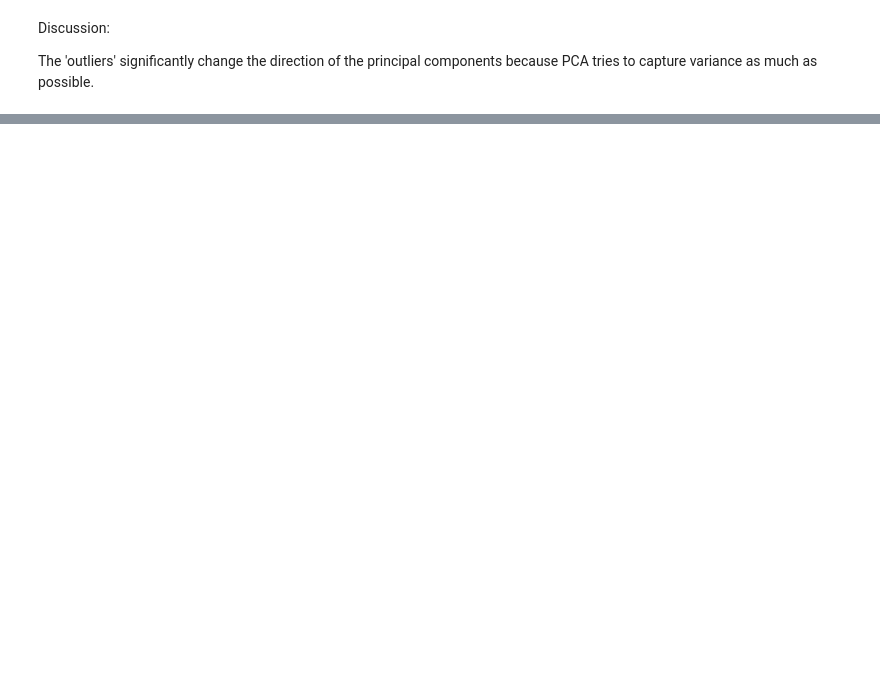
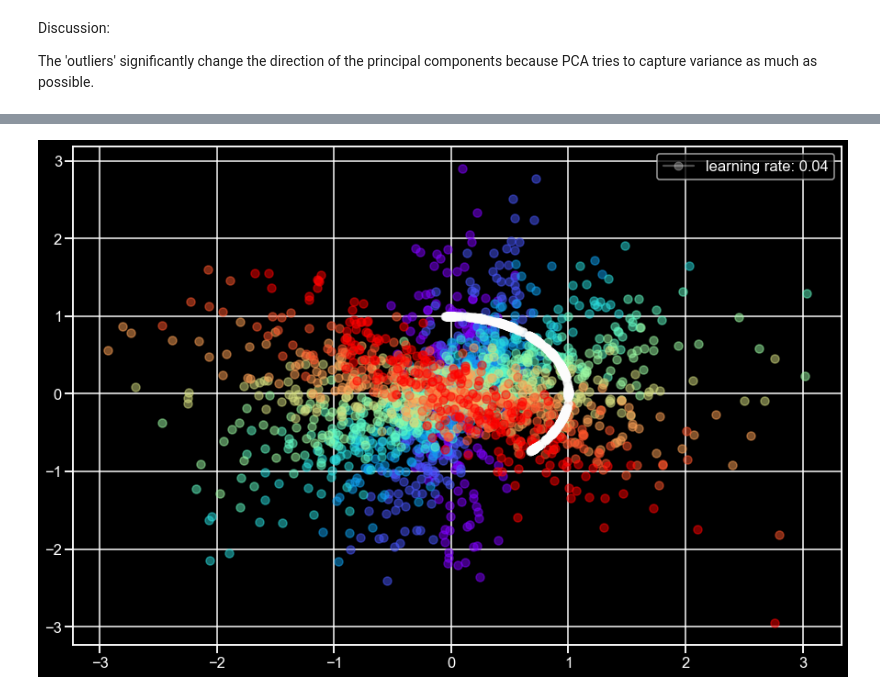
Before and after one commit to bramantyois/machine_intelligence_2, a Jupyter notebook: week-02/ex2.ipynb, the cells around one changed output, grey strips where cells are left out. Drawn from its saved outputs; the diff is of its cells as text; code cells hidden in the pictures; blank space fills up the shorter version.

```diff
--- a/week-02/ex2.ipynb
+++ b/week-02/ex2.ipynb
@@ -41,0 +98,8 @@ The 'outliers' significantly change the direction of the principal components be
+# %%
+epsilons = [0.002, 0.04, 0.45]
+
+init_w = np.random.normal(size=(2,1))
+init_w = init_w/np.linalg.norm(init_w)
+ws = []
+for eps in epsilons:
+    ws.append(oja_rule_implementation(init_w, eps, data))
@@ -41,0 +149,17 @@ The 'outliers' significantly change the direction of the principal components be
+# %%
+fig = plt.figure(figsize=(15,10))
+ax = fig.add_subplot(111)
+for i in range(10) :
+    start = int(i/dt)
+    end = int((i+1)/dt)
+    data_block = data[start:end, :]
+    ax.scatter(data[start:end,0], data[start:end,1], color=colors[i], alpha=0.5)
+
+#alphas = np.linspace(0,1,data.shape[0])
+
+
+ax.plot(ws[1][:,0], ws[1][:,1], color='white', marker='o', label = 'learning rate: {}'.format(epsilons[1]), alpha=0.3)
+ax.legend()
+ax.grid();
+# %% [output]
+[figure, added]
```
Also changed, not shown: parts of 14 cells of this notebook.
